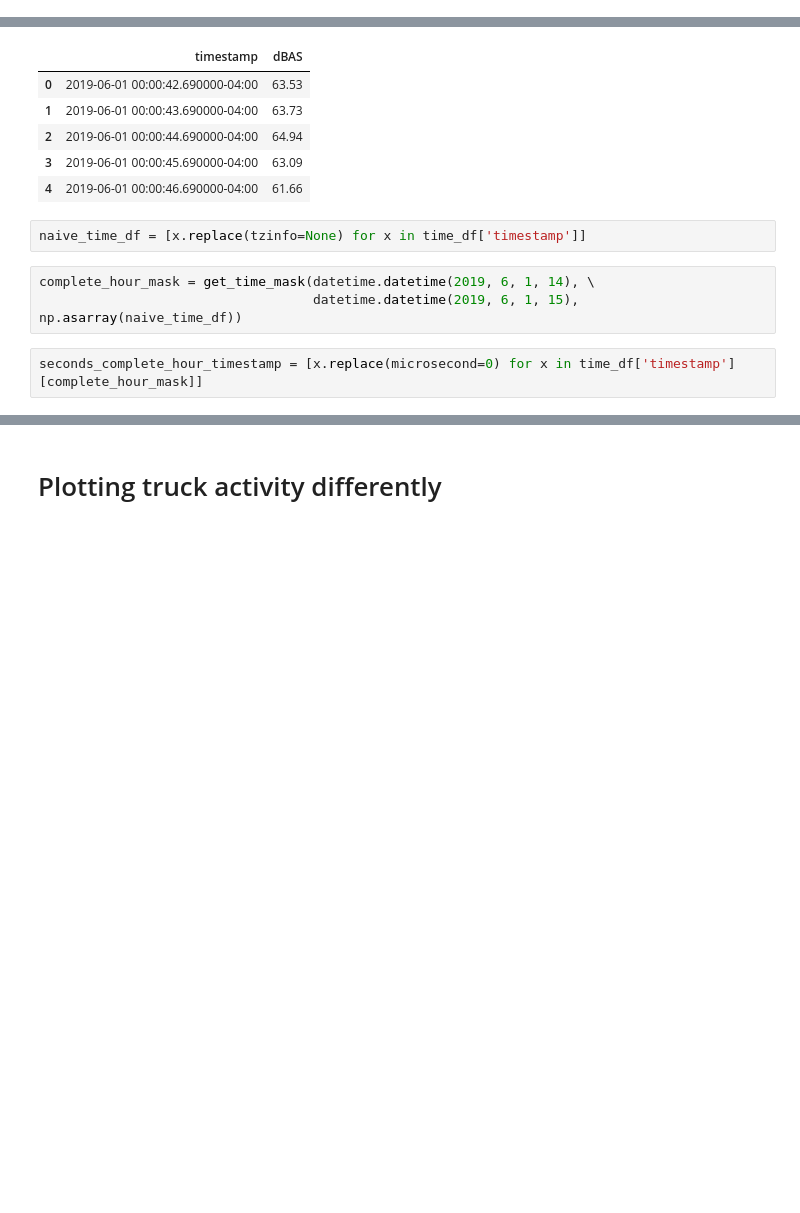
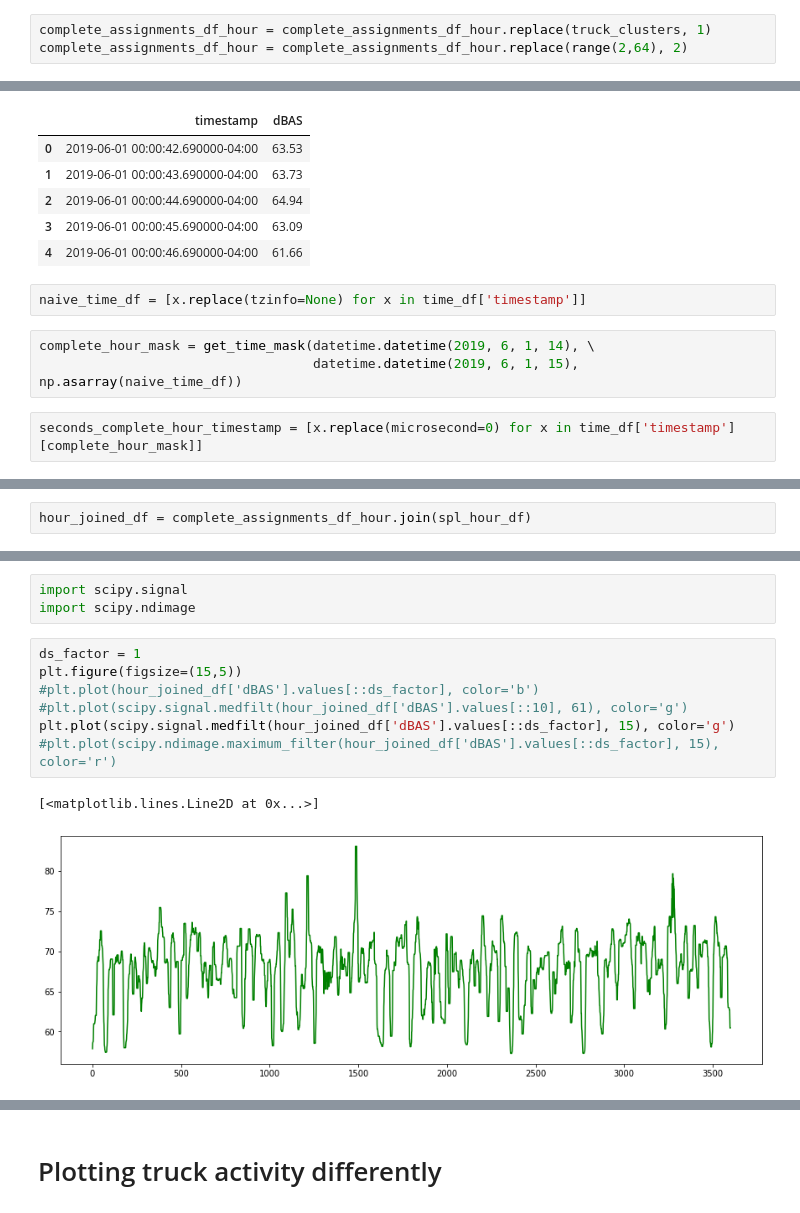
Before and after one commit to marin-hyatt/public-redhook-analysis, a Jupyter notebook: Truck_Analysis.ipynb, the cells around one changed output, grey strips where cells are left out. Saved outputs shown, nothing was run; the diff lists cells and outputs as text; blank space fills up the shorter version.

Commit message:
Plotted truck scatterplot and SPL

```diff
--- a/Truck_Analysis.ipynb
+++ b/Truck_Analysis.ipynb
@@ -654,0 +664,3 @@ complete_assignments_df_hour = assignments_df.reindex(tz_seconds_complete_hour,
+# %%
+complete_assignments_df_hour = complete_assignments_df_hour.replace(truck_clusters, 1)
+complete_assignments_df_hour = complete_assignments_df_hour.replace(range(2,64), 2)
@@ -701,0 +814,2 @@ spl_hour_df.head()
+# %%
+hour_joined_df = complete_assignments_df_hour.join(spl_hour_df)
@@ -701,0 +825,13 @@ spl_hour_df.head()
+# %%
+import scipy.signal
+import scipy.ndimage
+# %%
+ds_factor = 1
+plt.figure(figsize=(15,5))
+#plt.plot(hour_joined_df['dBAS'].values[::ds_factor], color='b')
+#plt.plot(scipy.signal.medfilt(hour_joined_df['dBAS'].values[::10], 61), color='g')
+plt.plot(scipy.signal.medfilt(hour_joined_df['dBAS'].values[::ds_factor], 15), color='g')
+#plt.plot(scipy.ndimage.maximum_filter(hour_joined_df['dBAS'].values[::ds_factor], 15), color='r')
+# %% [output]
+[<matplotlib.lines.Line2D at 0x...>]
+[figure, added]
```
Also changed, not shown: parts of 50 cells of this notebook.
